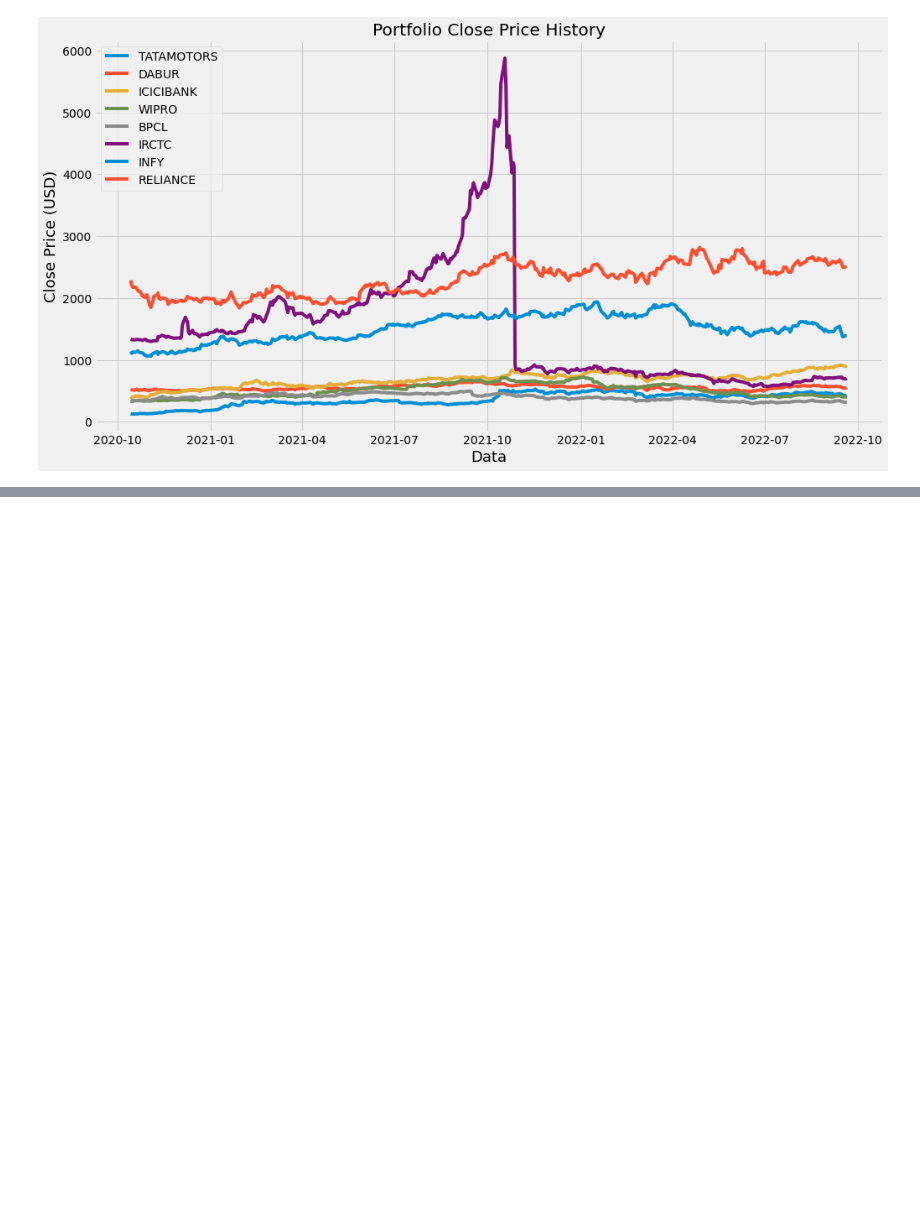
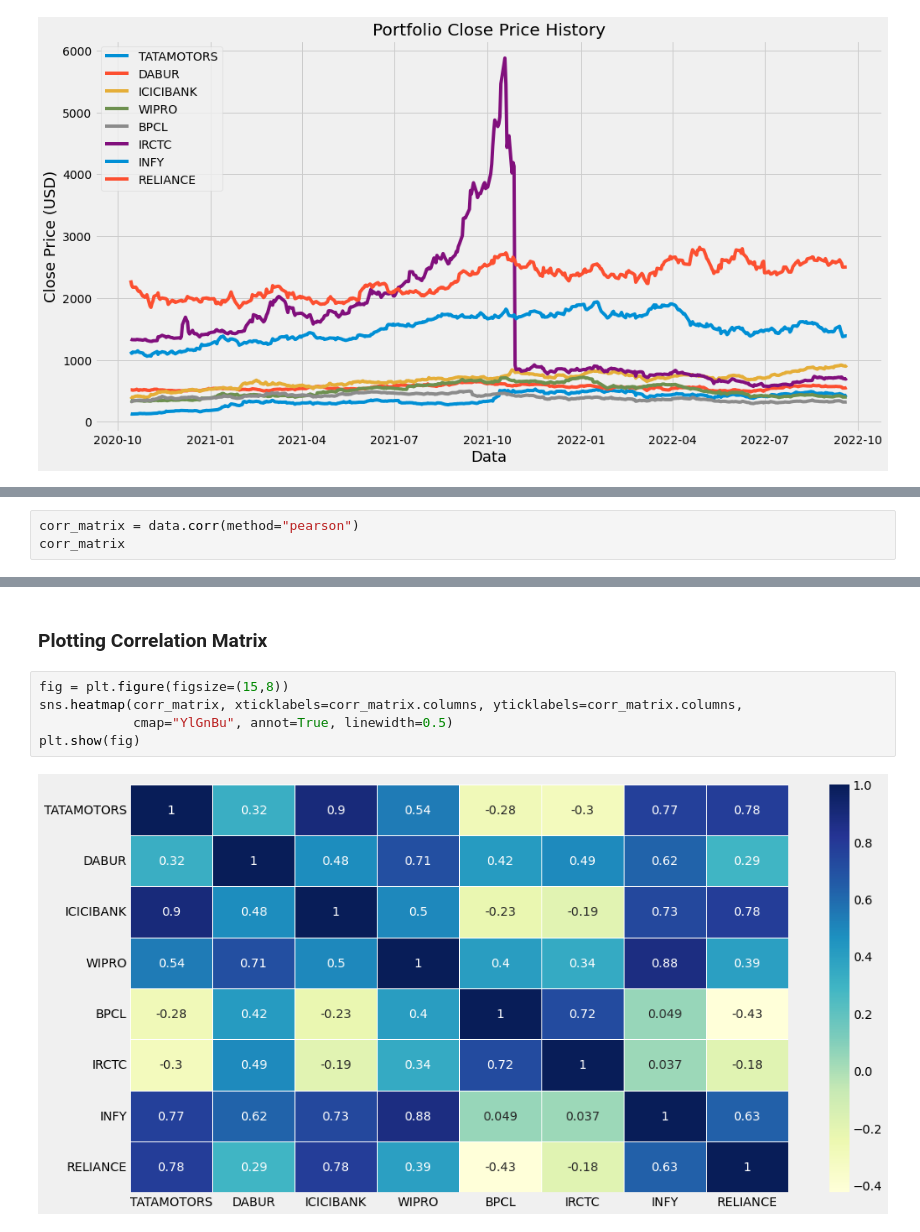
Before and after one commit to manuelinfosec/eda-analysis-for-portfolio-optimisation, a Jupyter notebook: main.ipynb, the cells around one changed output, grey strips where cells are left out. Cells and saved outputs as stored; diff of their text form; blank space fills up the shorter version.

```diff
--- a/main.ipynb
+++ b/main.ipynb
@@ -74,0 +77,3 @@ plt.show(fig)
+# %%
+corr_matrix = data.corr(method="pearson")
+corr_matrix
@@ -74,0 +90,9 @@ plt.show(fig)
+# %% [markdown]
+### Plotting Correlation Matrix
+# %%
+fig = plt.figure(figsize=(15,8))
+sns.heatmap(corr_matrix, xticklabels=corr_matrix.columns, yticklabels=corr_matrix.columns,
+            cmap="YlGnBu", annot=True, linewidth=0.5)
+plt.show(fig)
+# %% [output]
+[figure, added]
```
Also changed, not shown: parts of 15 cells of this notebook, 2 other files.
